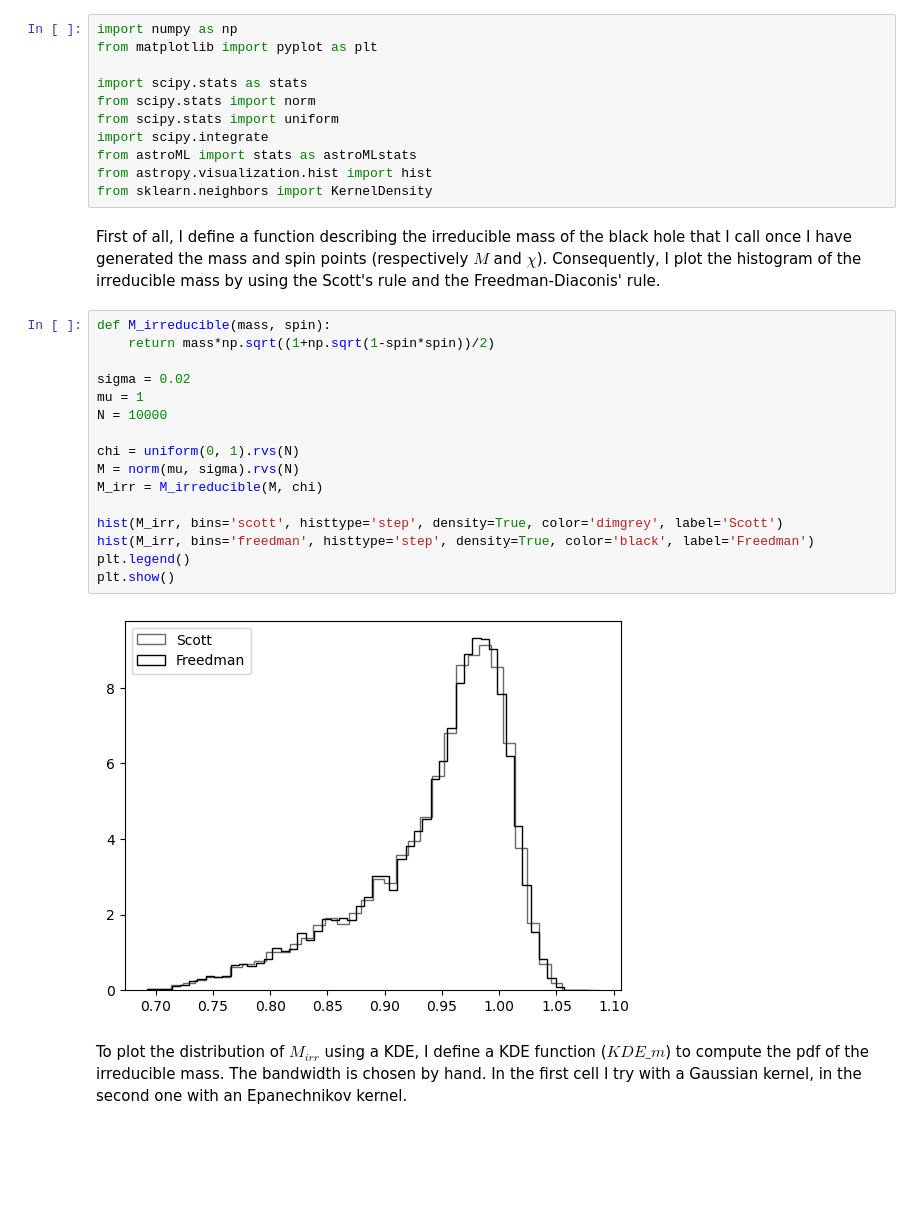
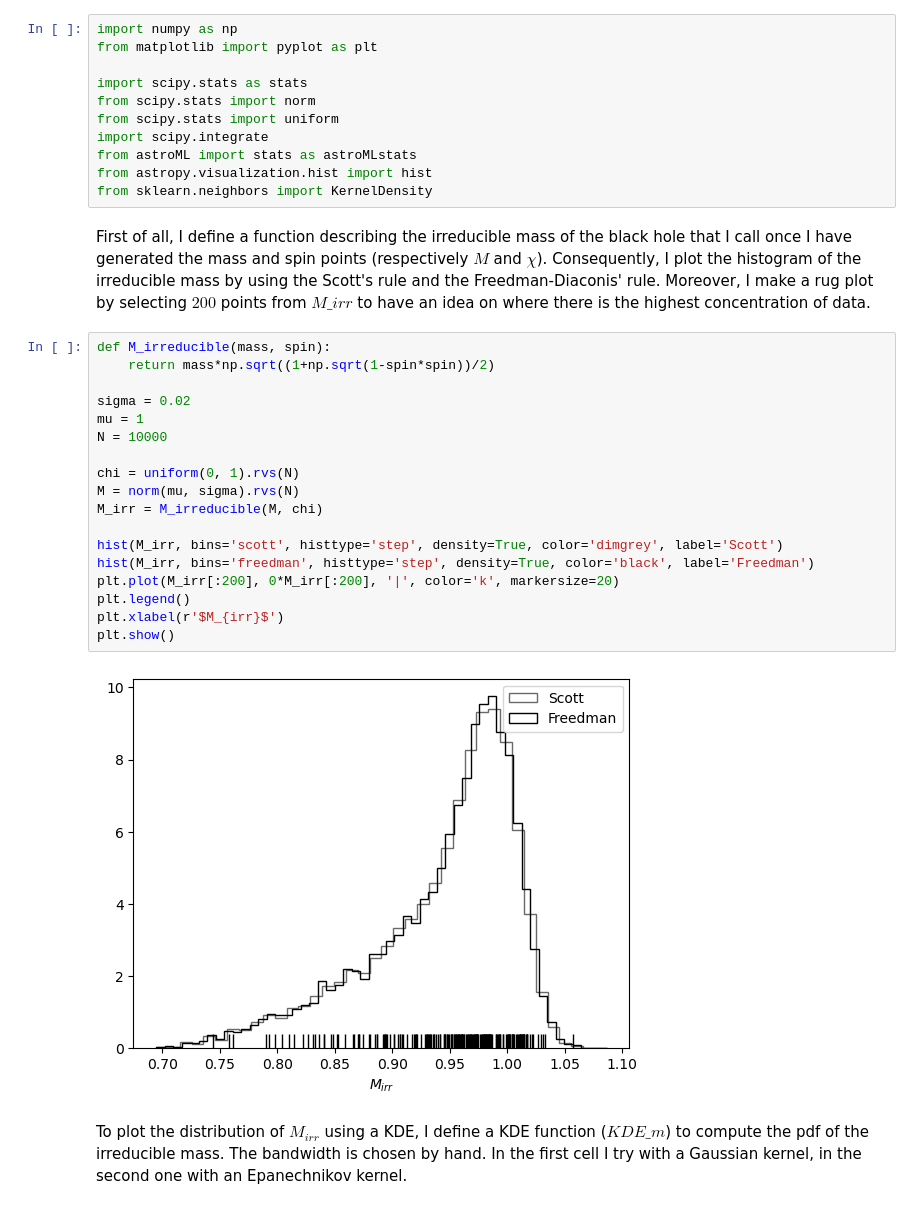
Before and after one commit to BeatriceSala01/astrostatistics_bicocca_2024, a Jupyter notebook: working/8.MassOfBHs.ipynb, the cells around one changed output. Drawn from its saved outputs; the diff is of its cells as text; blank space fills up the shorter version.

```diff
--- a/working/8.MassOfBHs.ipynb
+++ b/working/8.MassOfBHs.ipynb
@@ -55,25 +55,27 @@ from astroML import stats as astroMLstats
 from astropy.visualization.hist import hist
 from sklearn.neighbors import KernelDensity
 # %% [markdown]
-First of all, I define a function describing the irreducible mass of the black hole that I call once I have generated the mass and spin points (respectively $M$ and $\chi$). Consequently, I plot the histogram of the irreducible mass by using the Scott's rule and the Freedman-Diaconis' rule.
+First of all, I define a function describing the irreducible mass of the black hole that I call once I have generated the mass and spin points (respectively $M$ and $\chi$). Consequently, I plot the histogram of the irreducible mass by using the Scott's rule and the Freedman-Diaconis' rule. Moreover, I make a rug plot by selecting $200$ points from $M\_irr$ to have an idea on where there is the highest concentration of data.
 # %%
 def M_irreducible(mass, spin):
     return mass*np.sqrt((1+np.sqrt(1-spin*spin))/2)
 
 sigma = 0.02
 mu = 1
 N = 10000
 
 chi = uniform(0, 1).rvs(N)
 M = norm(mu, sigma).rvs(N)
 M_irr = M_irreducible(M, chi)
 
 hist(M_irr, bins='scott', histtype='step', density=True, color='dimgrey', label='Scott')
 hist(M_irr, bins='freedman', histtype='step', density=True, color='black', label='Freedman')
+plt.plot(M_irr[:200], 0*M_irr[:200], '|', color='k', markersize=20)
 plt.legend()
+plt.xlabel(r'$M_{irr}$')
 plt.show()
 # %% [output]
-[figure, old version]
+[figure, new version]
 # %% [markdown]
 To plot the distribution of $M_{irr}$ using a KDE, I define a KDE function ($KDE\_m$) to compute the pdf of the irreducible mass. The bandwidth is chosen by hand. In the first cell I try with a Gaussian kernel, in the second one with an Epanechnikov kernel.
 # %%
```
Also changed, not shown: parts of 7 cells of this notebook.
